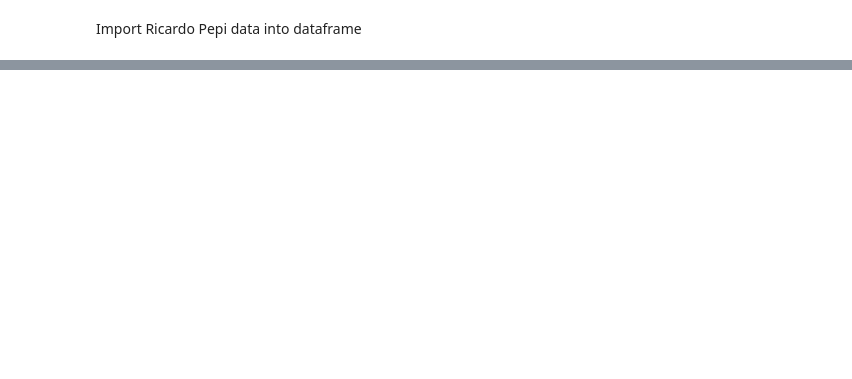
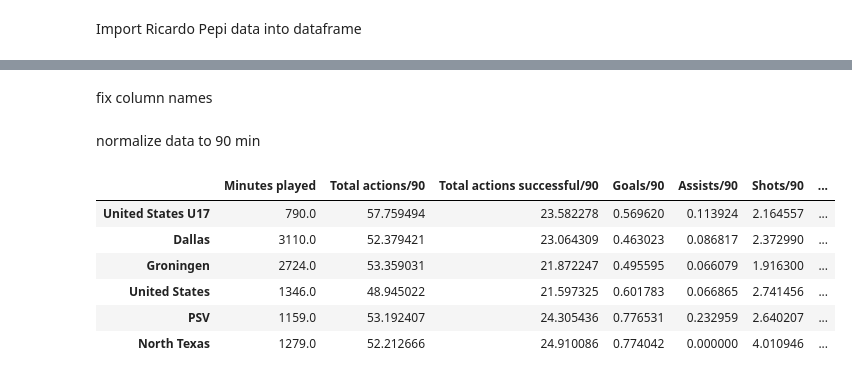
Before and after one commit to Tommy-Las/FootballAnalytics-FinalProject, a Jupyter notebook: code.ipynb, the cells around one changed output, grey strips where cells are left out. Cells and saved outputs as stored; diff of their text form; code cells hidden in the pictures; blank space fills up the shorter version.

Commit message:
Data per 90 min per team for R Pepi completed

```diff
--- a/code.ipynb
+++ b/code.ipynb
@@ -15,8 +16,6 @@ def fix_column_names(df):
             df.rename(columns={column: first}, inplace=True)
             df.rename(columns={df.columns[index + 1]: second}, inplace=True)
 
-    df.info()
-
     return df
 # %% [markdown]
 Function to normalize the data in 90 minutes.
@@ -122,5 +119,4 @@ cremaschi_academy_df
 # %% [markdown]
 Import Ricardo Pepi data into dataframe
 # %%
-pepi_df = pd.read_excel('Usa Data/Player stats R. Pepi.xlsx')
-pepi_df
+pepi_df = pd.read_excel('USA Data/Player stats R. Pepi.xlsx')
@@ -141,18 +123,54 @@ pepi_df
+# %% [markdown]
+fix column names
+# %%
+pepi_df = fix_column_names(pepi_df)
 # %%
 pepi_u17_df = pepi_df[pepi_df["Match"].str.contains("United States U17", na=False)]
-pepi_u17_df.reset_index(inplace=True, drop=True)
+pepi_u17_df["Team"] = "United States U17"
 
 pepi_PSV_df = pepi_df[pepi_df["Match"].str.contains("PSV", na=False)]
-pepi_PSV_df.reset_index(inplace=True, drop=True)
+pepi_PSV_df["Team"] = "PSV"
 
-pepi_USA_df = pepi_df[pepi_df['Match'].str.contains('United States', na=False) & ~pepi_df['Match'].str.contains('U17', na=False)]
-pepi_USA_df.reset_index(inplace=True, drop=True)
+pepi_USA_df = pepi_df[pepi_df['Match'].str.contains('United States', na=False) & ~pepi_df['Match'].str.contains('U17', na=False)  & ~pepi_df['Match'].str.contains('U18', na=False)]
+pepi_USA_df["Team"] = "United States"
 
 pepi_groningen_df = pepi_df[pepi_df["Match"].str.contains("Groningen", na=False)]
-pepi_groningen_df.reset_index(inplace=True, drop=True)
+pepi_groningen_df["Team"] = "Groningen"
 
 pepi_northtexas_df = pepi_df[pepi_df["Match"].str.contains("North Texas", na=False)]
-pepi_northtexas_df.reset_index(inplace=True, drop=True)
+pepi_northtexas_df["Team"] = "North Texas"
 
 pepi_dallas_df = pepi_df[pepi_df["Match"].str.contains("Dallas", na=False)]
-pepi_dallas_df.reset_index(inplace=True, drop=True)
+pepi_dallas_df["Team"] = "Dallas"
+# %% [markdown]
+normalize data to 90 min
+# %%
+cols = ["Team", 'Minutes played',
+        'Total actions', 'Total actions successful', 'Goals', 'Assists',
+        'Shots', 'Shots on target', 'xG', 'Passes', 'Passes accurate',
+        'Long passes', 'Long passes accurate', 'Crosses', 'Crosses accurate',
+        'Dribbles', 'Dribbles successful', 'Duels', 'Duels won', 'Aerial duels',
+        'Aerial duels won', 'Interceptions', 'Losses', 'Losses own half',
+        'Recoveries', 'Recoveries opp. half', 'Yellow card', 'Red card',
+        'Defensive duels', 'Defensive duels won', 'Loose ball duels',
+        'Loose ball duels won', 'Sliding tackles', 'Sliding tackles successful',
+        'Clearances', 'Fouls', 'Yellow cards', 'Red cards', 'Shot assists',
+        'Offensive duels', 'Offensive duels won', 'Touches in penalty area',
+        'Offsides', 'Progressive runs', 'Fouls suffered', 'Through passes',
+        'Through passes accurate', 'xA', 'Second assists',
+        'Passes to final third', 'Passes to final third accurate',
+        'Passes to penalty area', 'Passes to penalty area accurate',
+        'Received passes', 'Forward passes', 'Forward passes accurate',
+        'Back passes', 'Back passes accurate']
+
+all_df = [pepi_u17_df, pepi_dallas_df, pepi_groningen_df, pepi_USA_df, pepi_PSV_df, pepi_northtexas_df]
+pepi_teams_df = team_data(all_df, cols)
+pepi_teams_df
+# %% [output]
+|  | Minutes played | Total actions/90 | Total actions successful/90 | Goals/90 | Assists/90 | Shots/90 | ... |
+| United States U17 | 790.0 | 57.759494 | 23.582278 | 0.569620 | 0.113924 | 2.164557 | ... |
+| Dallas | 3110.0 | 52.379421 | 23.064309 | 0.463023 | 0.086817 | 2.372990 | ... |
+| Groningen | 2724.0 | 53.359031 | 21.872247 | 0.495595 | 0.066079 | 1.916300 | ... |
+| United States | 1346.0 | 48.945022 | 21.597325 | 0.601783 | 0.066865 | 2.741456 | ... |
+| PSV | 1159.0 | 53.192407 | 24.305436 | 0.776531 | 0.232959 | 2.640207 | ... |
+| North Texas | 1279.0 | 52.212666 | 24.910086 | 0.774042 | 0.000000 | 4.010946 | ... |
```
Also changed, not shown: parts of 10 cells of this notebook.
